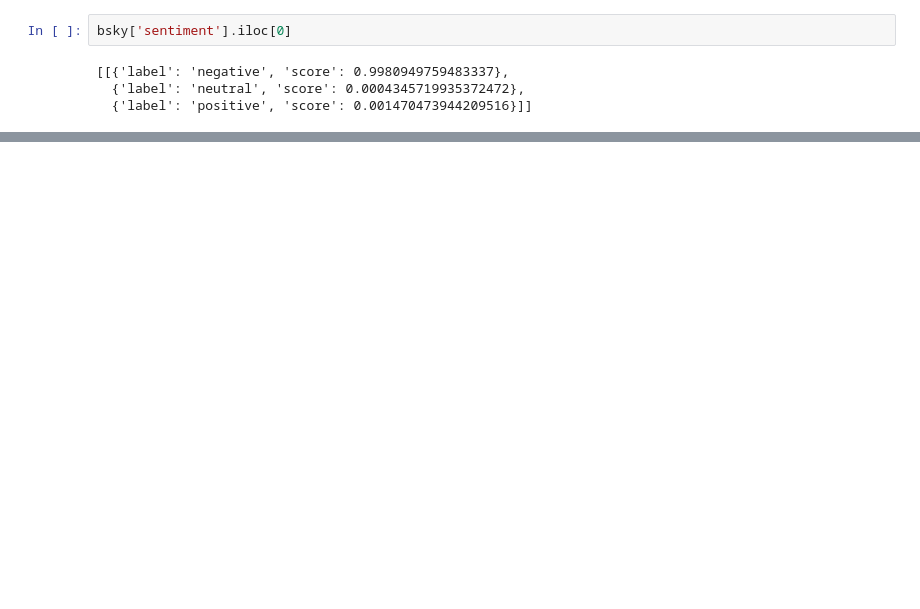
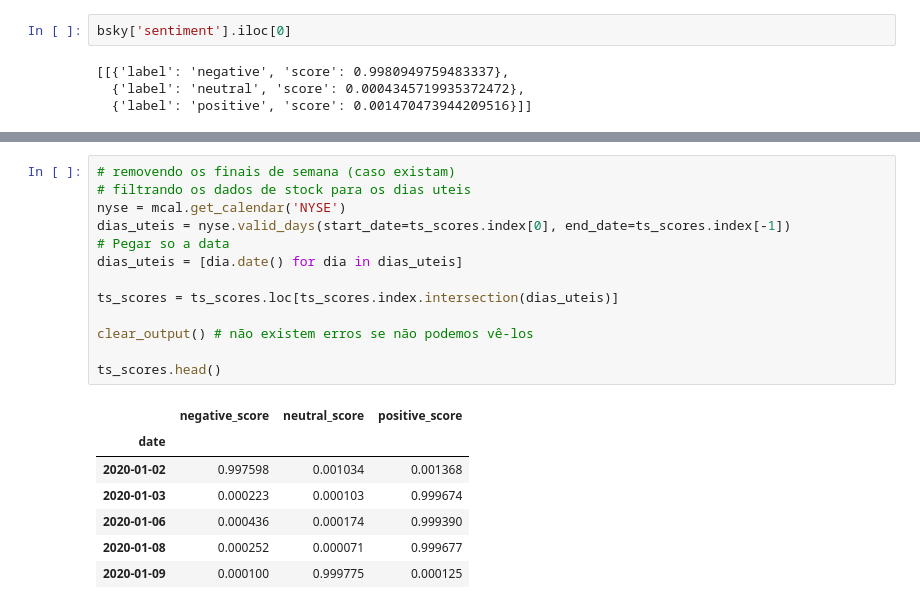
Before and after one commit to erlonL/series-temporais, a Jupyter notebook: projeto2/ST_Projeto2_.ipynb, the cells around one changed output, grey strips where cells are left out. Cells and saved outputs as stored; diff of their text form; blank space fills up the shorter version.

```diff
--- a/projeto2/ST_Projeto2_.ipynb
+++ b/projeto2/ST_Projeto2_.ipynb
@@ -338,0 +305,21 @@ Index(['title', 'text', 'label', 'date', 'short_text', 'label_distilroberta'], d
+# %%
+# removendo os finais de semana (caso existam)
+# filtrando os dados de stock para os dias uteis
+nyse = mcal.get_calendar('NYSE')
+dias_uteis = nyse.valid_days(start_date=ts_scores.index[0], end_date=ts_scores.index[-1])
+# Pegar so a data
+dias_uteis = [dia.date() for dia in dias_uteis]
+
+ts_scores = ts_scores.loc[ts_scores.index.intersection(dias_uteis)]
+
+clear_output() # não existem erros se não podemos vê-los
+
+ts_scores.head()
+# %% [output]
+|  | negative_score | neutral_score | positive_score |
+| date |  |  |  |
+| 2020-01-02 | 0.997598 | 0.001034 | 0.001368 |
+| 2020-01-03 | 0.000223 | 0.000103 | 0.999674 |
+| 2020-01-06 | 0.000436 | 0.000174 | 0.999390 |
+| 2020-01-08 | 0.000252 | 0.000071 | 0.999677 |
+| 2020-01-09 | 0.000100 | 0.999775 | 0.000125 |
```
Also changed, not shown: parts of 12 cells of this notebook.
